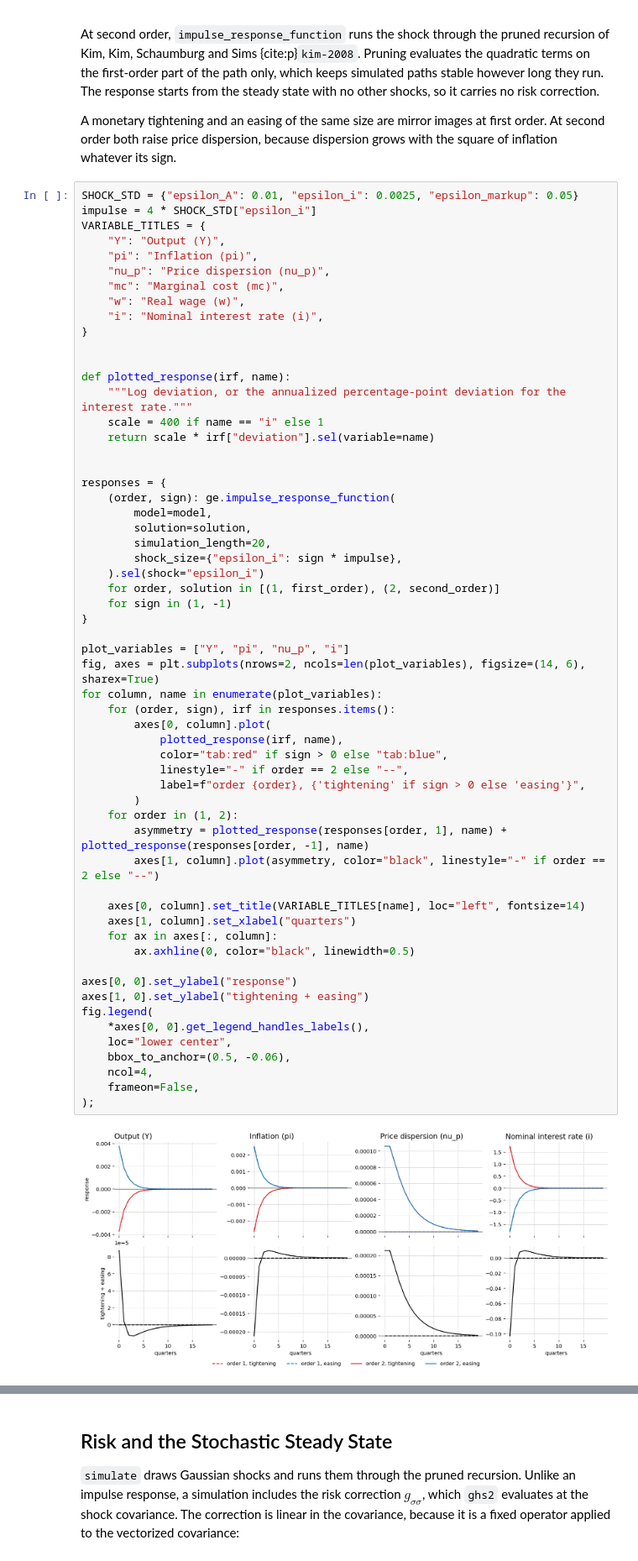
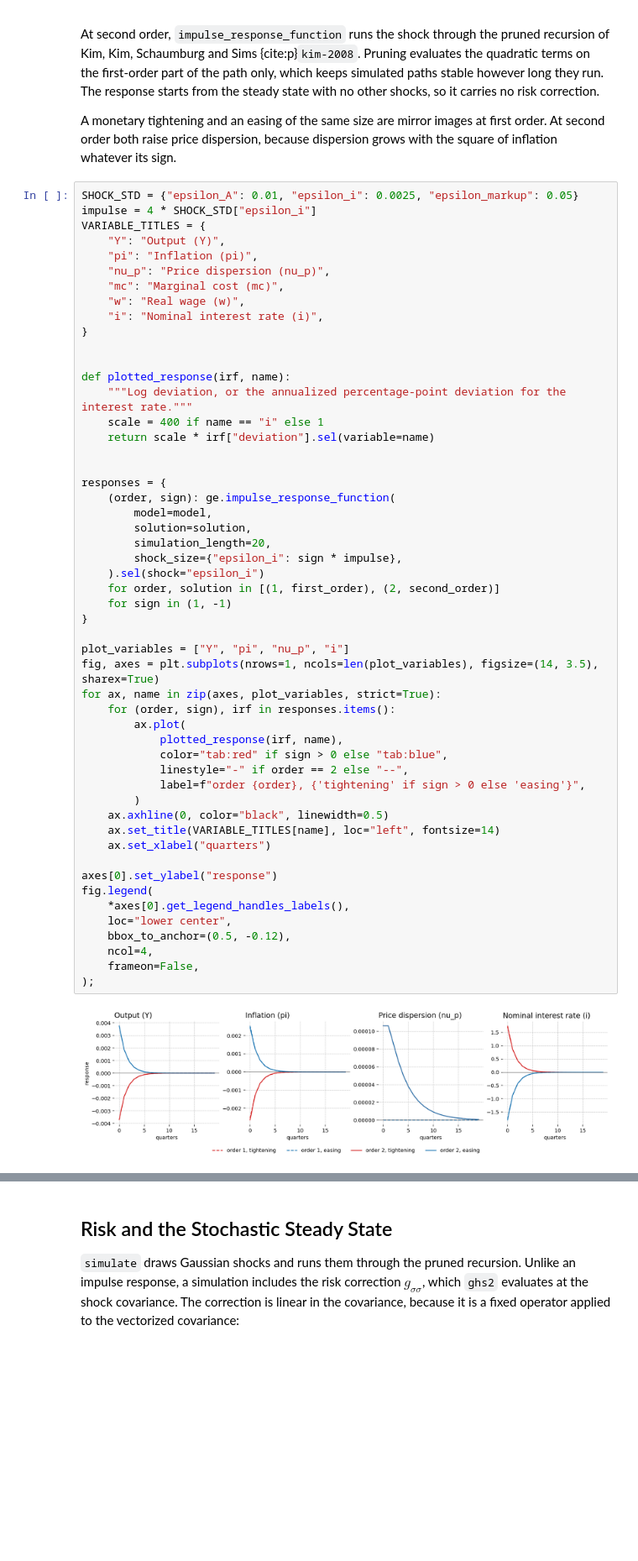
Before and after one commit to jessegrabowski/gEconpy, a Jupyter notebook: notebooks/introductory/second_order_solver.ipynb, the cells around one changed output, grey strips where cells are left out. Shown at 84% size. Drawn from its saved outputs; the diff is of its cells as text; blank space fills up the shorter version.

```diff
--- a/notebooks/introductory/second_order_solver.ipynb
+++ b/notebooks/introductory/second_order_solver.ipynb
@@ -147,46 +147,40 @@ def plotted_response(irf, name):
     """Log deviation, or the annualized percentage-point deviation for the interest rate."""
     scale = 400 if name == "i" else 1
     return scale * irf["deviation"].sel(variable=name)
 
 
 responses = {
     (order, sign): ge.impulse_response_function(
         model=model,
         solution=solution,
         simulation_length=20,
         shock_size={"epsilon_i": sign * impulse},
     ).sel(shock="epsilon_i")
     for order, solution in [(1, first_order), (2, second_order)]
     for sign in (1, -1)
 }
 
 plot_variables = ["Y", "pi", "nu_p", "i"]
-fig, axes = plt.subplots(nrows=2, ncols=len(plot_variables), figsize=(14, 6), sharex=True)
-for column, name in enumerate(plot_variables):
+fig, axes = plt.subplots(nrows=1, ncols=len(plot_variables), figsize=(14, 3.5), sharex=True)
+for ax, name in zip(axes, plot_variables, strict=True):
     for (order, sign), irf in responses.items():
-        axes[0, column].plot(
+        ax.plot(
             plotted_response(irf, name),
             color="tab:red" if sign > 0 else "tab:blue",
             linestyle="-" if order == 2 else "--",
             label=f"order {order}, {'tightening' if sign > 0 else 'easing'}",
         )
-    for order in (1, 2):
-        asymmetry = plotted_response(responses[order, 1], name) + plotted_response(responses[order, -1], name)
-        axes[1, column].plot(asymmetry, color="black", linestyle="-" if order == 2 else "--")
+    ax.axhline(0, color="black", linewidth=0.5)
+    ax.set_title(VARIABLE_TITLES[name], loc="left", fontsize=14)
+    ax.set_xlabel("quarters")
 
-    axes[0, column].set_title(VARIABLE_TITLES[name], loc="left", fontsize=14)
-    axes[1, column].set_xlabel("quarters")
-    for ax in axes[:, column]:
-        ax.axhline(0, color="black", linewidth=0.5)
-
-axes[0, 0].set_ylabel("response")
-axes[1, 0].set_ylabel("tightening + easing")
+axes[0].set_ylabel("response")
 fig.legend(
-    *axes[0, 0].get_legend_handles_labels(),
+    *axes[0].get_legend_handles_labels(),
     loc="lower center",
-    bbox_to_anchor=(0.5, -0.06),
+    bbox_to_anchor=(0.5, -0.12),
     ncol=4,
     frameon=False,
 );
 # %% [output]
-[figure, old version]
+[figure, new version]
```
Also changed, not shown: parts of 5 cells of this notebook.
